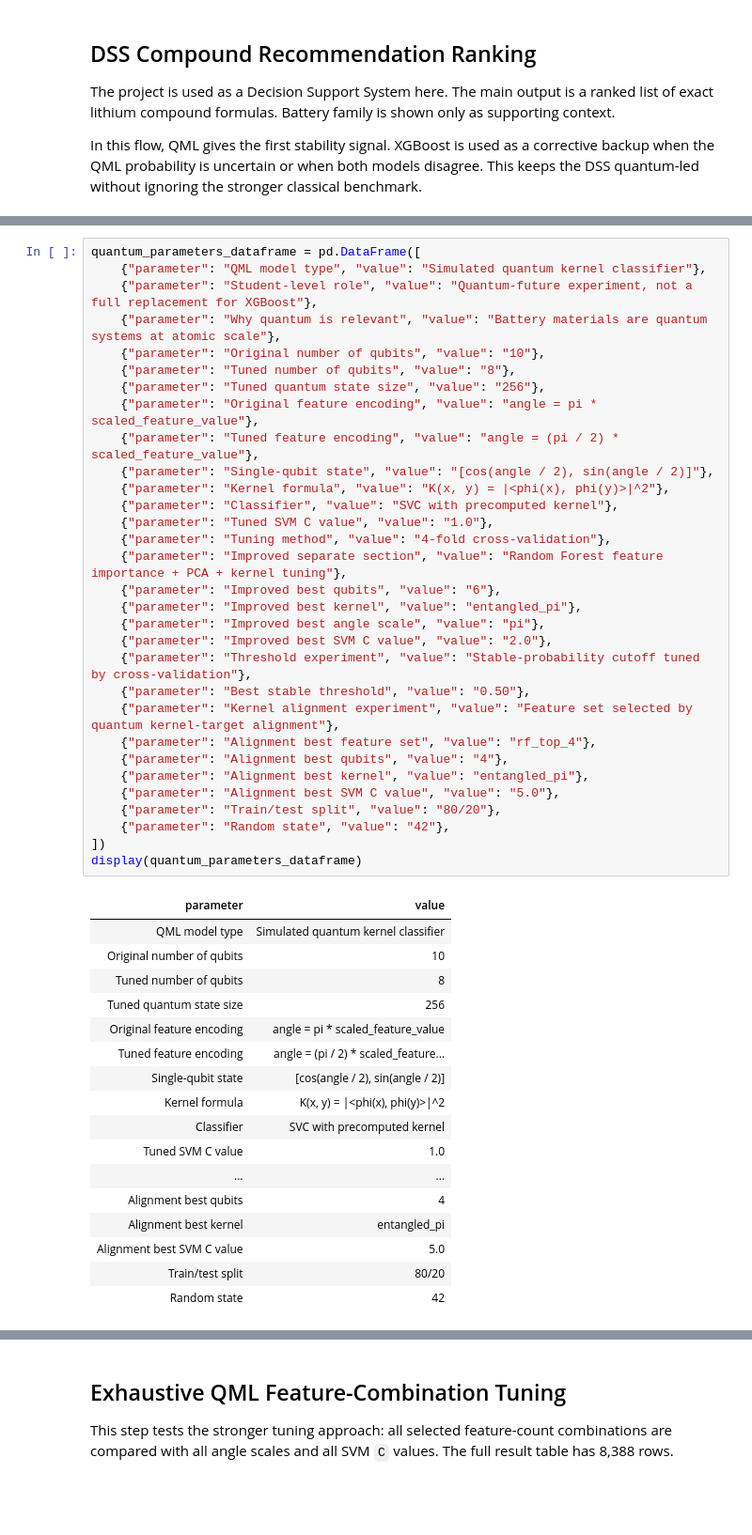
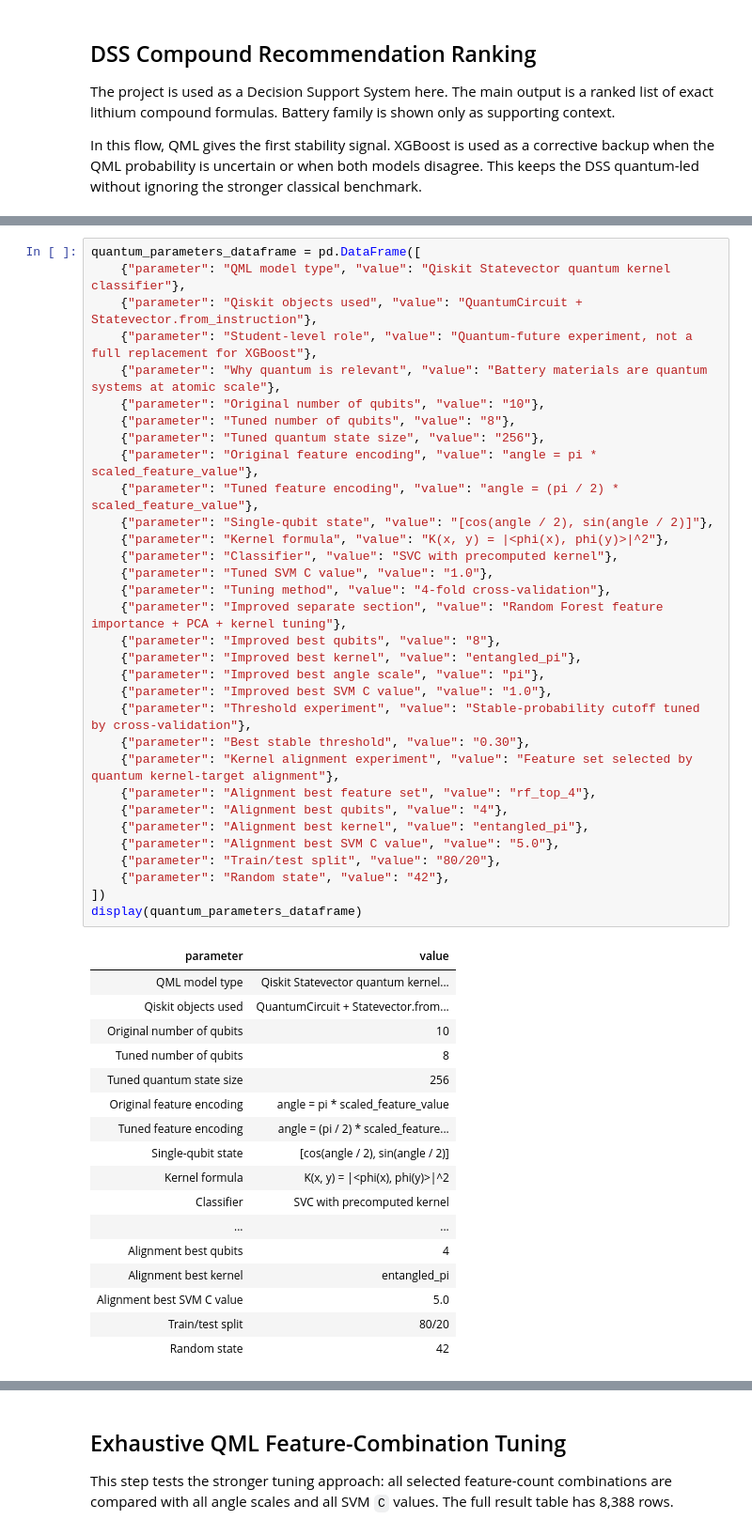
Before and after one commit to lifeknife10A/hybrid-quantum-battery-stability-prediction, a Jupyter notebook: Battery Materials DSS QML/Main.ipynb, the cells around one changed output, grey strips where cells are left out. Shown at 94% size. Cells and saved outputs as stored; diff of their text form; blank space fills up the shorter version.

Commit message:
Add Qiskit statevector quantum kernel

```diff
--- a/Battery Materials DSS QML/Main.ipynb
+++ b/Battery Materials DSS QML/Main.ipynb
@@ -283,37 +283,39 @@ display(dss_family_display_dataframe)
 # %%
 quantum_parameters_dataframe = pd.DataFrame([
-    {"parameter": "QML model type", "value": "Simulated quantum kernel classifier"},
+    {"parameter": "QML model type", "value": "Qiskit Statevector quantum kernel classifier"},
+    {"parameter": "Qiskit objects used", "value": "QuantumCircuit + Statevector.from_instruction"},
     {"parameter": "Student-level role", "value": "Quantum-future experiment, not a full replacement for XGBoost"},
     {"parameter": "Why quantum is relevant", "value": "Battery materials are quantum systems at atomic scale"},
     {"parameter": "Original number of qubits", "value": "10"},
     {"parameter": "Tuned number of qubits", "value": "8"},
     {"parameter": "Tuned quantum state size", "value": "256"},
     {"parameter": "Original feature encoding", "value": "angle = pi * scaled_feature_value"},
     {"parameter": "Tuned feature encoding", "value": "angle = (pi / 2) * scaled_feature_value"},
     {"parameter": "Single-qubit state", "value": "[cos(angle / 2), sin(angle / 2)]"},
     {"parameter": "Kernel formula", "value": "K(x, y) = |<phi(x), phi(y)>|^2"},
     {"parameter": "Classifier", "value": "SVC with precomputed kernel"},
     {"parameter": "Tuned SVM C value", "value": "1.0"},
     {"parameter": "Tuning method", "value": "4-fold cross-validation"},
     {"parameter": "Improved separate section", "value": "Random Forest feature importance + PCA + kernel tuning"},
-    {"parameter": "Improved best qubits", "value": "6"},
+    {"parameter": "Improved best qubits", "value": "8"},
     {"parameter": "Improved best kernel", "value": "entangled_pi"},
     {"parameter": "Improved best angle scale", "value": "pi"},
-    {"parameter": "Improved best SVM C value", "value": "2.0"},
+    {"parameter": "Improved best SVM C value", "value": "1.0"},
     {"parameter": "Threshold experiment", "value": "Stable-probability cutoff tuned by cross-validation"},
-    {"parameter": "Best stable threshold", "value": "0.50"},
+    {"parameter": "Best stable threshold", "value": "0.30"},
     {"parameter": "Kernel alignment experiment", "value": "Feature set selected by quantum kernel-target alignment"},
     {"parameter": "Alignment best feature set", "value": "rf_top_4"},
     {"parameter": "Alignment best qubits", "value": "4"},
     {"parameter": "Alignment best kernel", "value": "entangled_pi"},
     {"parameter": "Alignment best SVM C value", "value": "5.0"},
     {"parameter": "Train/test split", "value": "80/20"},
     {"parameter": "Random state", "value": "42"},
 ])
 display(quantum_parameters_dataframe)
 # %% [output]
 | parameter | value |
-| QML model type | Simulated quantum kernel classifier |
+| QML model type | Qiskit Statevector quantum kernel... |
+| Qiskit objects used | QuantumCircuit + Statevector.from... |
 | Original number of qubits | 10 |
 | Tuned number of qubits | 8 |
 | Tuned quantum state size | 256 |
@@ -322,7 +324,6 @@ display(quantum_parameters_dataframe)
 | Single-qubit state | [cos(angle / 2), sin(angle / 2)] |
 | Kernel formula | K(x, y) = |<phi(x), phi(y)>|^2 |
 | Classifier | SVC with precomputed kernel |
-| Tuned SVM C value | 1.0 |
 | ... | ... |
 | Alignment best qubits | 4 |
 | Alignment best kernel | entangled_pi |
```
Also changed, not shown: parts of 16 cells of this notebook, 51 other files.
